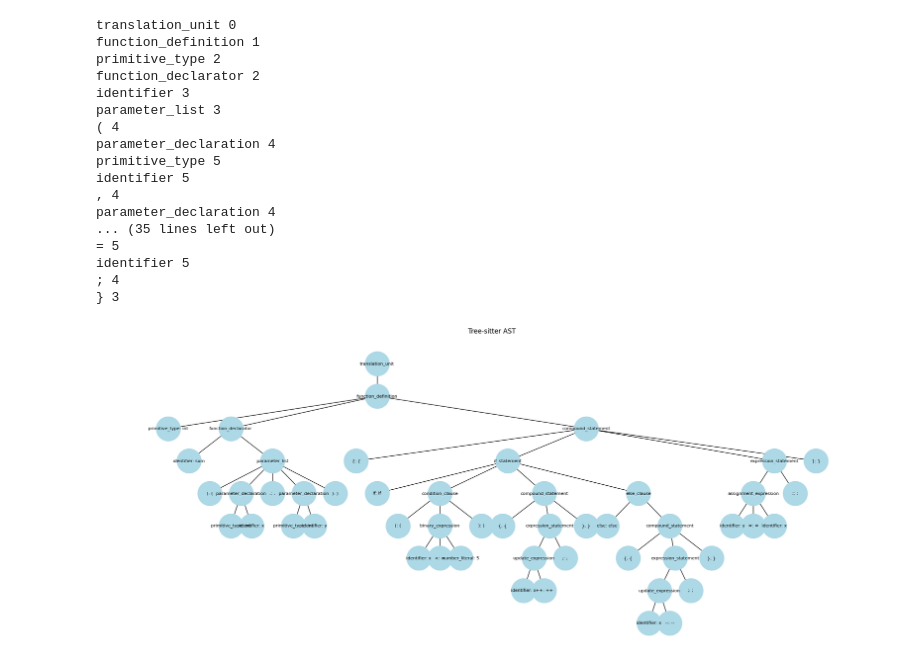
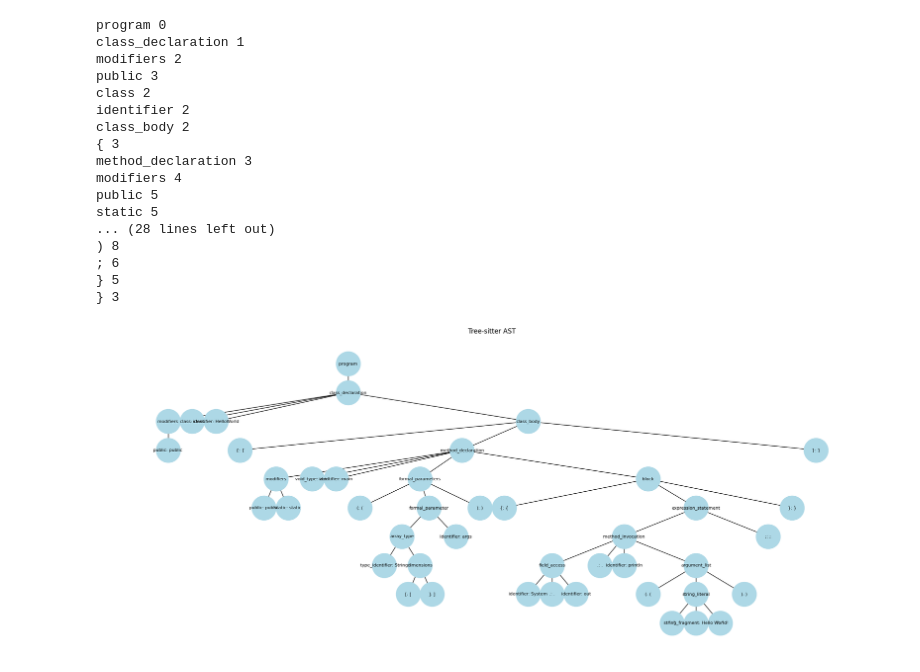
Before and after one commit to Ian326/TC3002B-PlagiarismDetection, a Jupyter notebook: src/tools/AST.ipynb, the cells around one changed output. Drawn from its saved outputs; the diff is of its cells as text; code cells hidden in the pictures.

```diff
--- a/src/tools/AST.ipynb
+++ b/src/tools/AST.ipynb
@@ -21,9 +21,9 @@ from tree_sitter import Language, Parser
 import sys
 
 # Define the constants for the Parser
-lang_grammar = 'cpp'
-path_grammar = '../domain/entities/grammars/cpp.so'
-file = '../../resources/datasets/original/1.cpp'
+lang_grammar = 'java'
+path_grammar = '../domain/entities/grammars/java.so'
+file = '../../resources/datasets/original/java/HelloWorld.java'
 
 # Initialize the parser
 parser = Parser()
@@ -117,47 +117,47 @@ G = build_graph_from_ts_node(nx.DiGraph(), root_node)
 
 import matplotlib.pyplot as plt
 
 # Layout
 def hierarchy_pos(G, root, width=1., vert_gap=0.2, vert_loc=0, xcenter=0.5):
     def _hierarchy_pos(G, root, leftmost, width, vert_gap, vert_loc, xcenter, pos, parent=None):
         children = list(G.successors(root))
         if not children:
             pos[root] = (leftmost[0], vert_loc)
             leftmost[0] += width
         else:
             for child in children:
                 pos = _hierarchy_pos(G, child, leftmost, width, vert_gap, vert_loc - vert_gap, xcenter, pos, root)
             mid = (pos[children[0]][0] + pos[children[-1]][0]) / 2
             pos[root] = (mid, vert_loc)
         return pos
 
     return _hierarchy_pos(G, root, [0], width, vert_gap, vert_loc, xcenter, {})
 
 # Labels
 labels = {n: d['label'] for n, d in G.nodes(data=True)}
 
 # Draw
 pos = hierarchy_pos(G, root=0)
 plt.figure(figsize=(20, 8))
 nx.draw(G, pos, labels=labels, node_color='lightblue', node_size=2000, font_size=8, arrows=False)
 plt.title("Tree-sitter AST")
 plt.show()
 # %% [output]
-translation_unit 0
-function_definition 1
-primitive_type 2
-function_declarator 2
-identifier 3
-parameter_list 3
-( 4
-parameter_declaration 4
-primitive_type 5
-identifier 5
-, 4
-parameter_declaration 4
-... (35 lines left out)
-= 5
-identifier 5
-; 4
+program 0
+class_declaration 1
+modifiers 2
+public 3
+class 2
+identifier 2
+class_body 2
+{ 3
+method_declaration 3
+modifiers 4
+public 5
+static 5
+... (28 lines left out)
+) 8
+; 6
+} 5
 } 3
-[figure, old version]
+[figure, new version]
```
Also changed, not shown: 9 other files.
